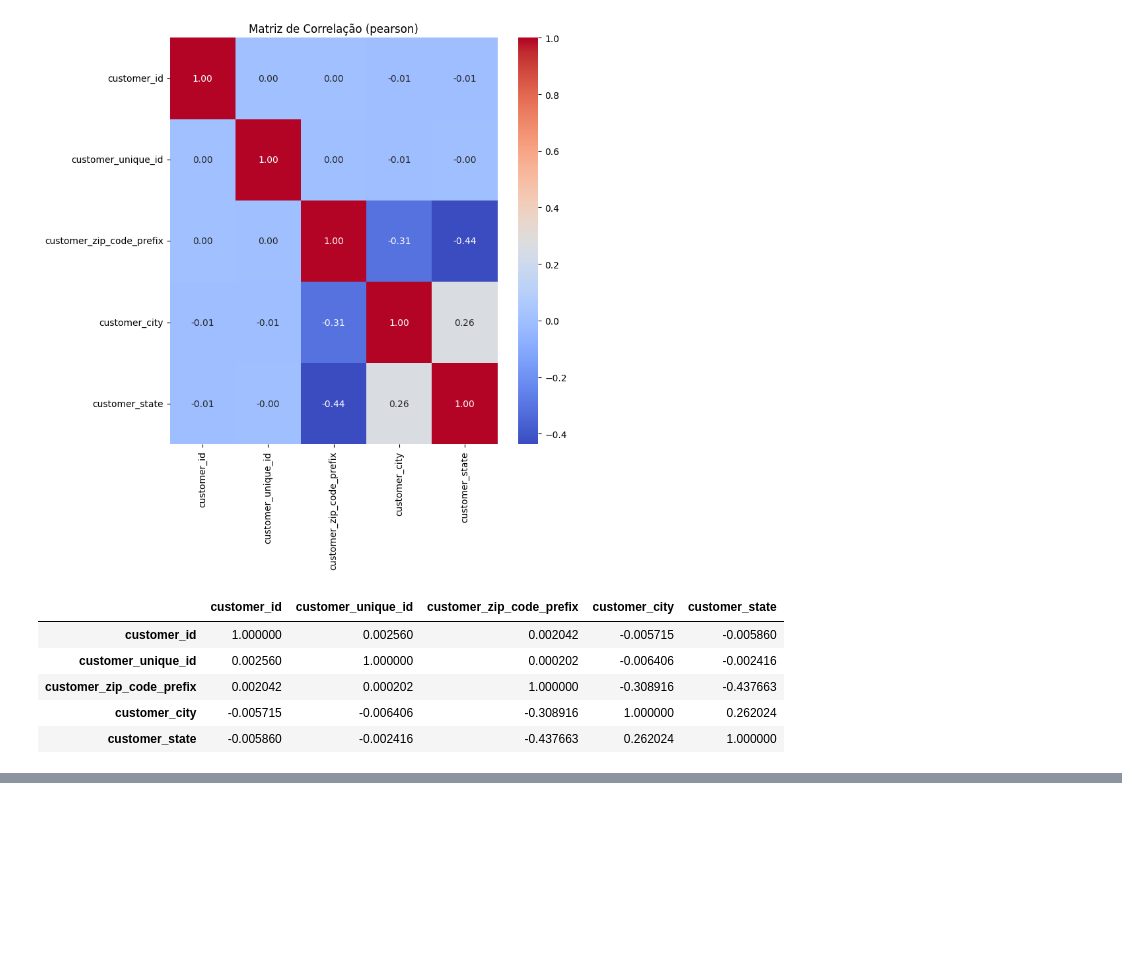
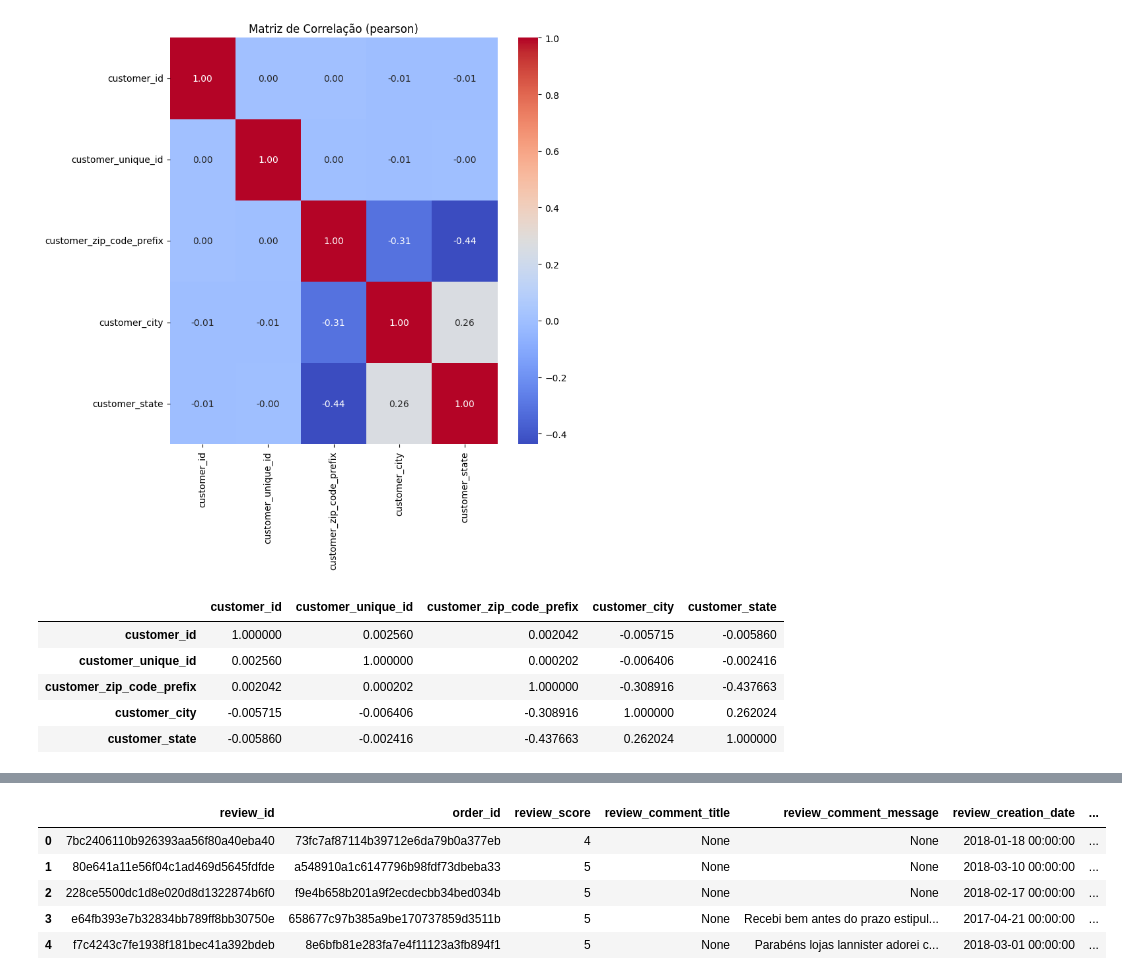
Before and after one commit to GilneiAlves/Projeto-Power-BI-Data-Analysis, a Jupyter notebook: notebooks/01-1_exploratory_data_analysis.ipynb, the cells around one changed output, grey strips where cells are left out. Saved outputs shown, nothing was run; the diff lists cells and outputs as text; code cells hidden in the pictures; blank space fills up the shorter version.

```diff
--- a/notebooks/01-1_exploratory_data_analysis.ipynb
+++ b/notebooks/01-1_exploratory_data_analysis.ipynb
@@ -463,0 +199,18 @@ df_olist_customers
+# %%
+# Caminho para o banco de dados SQLite
+db_path = r"C:\GitHub\Projeto-Power-BI-Data-Analysis\data\processed\stg\stg_data.db"
+
+# Conecta ao banco de dados
+conn = sqlite3.connect(db_path)
+cursor = conn.cursor()
+df_olist_order_reviews = pd.read_sql_query(f"SELECT * FROM  stg_olist_order_reviews", conn)
+# Fechar a conexão
+conn.close()
+df_olist_order_reviews.head(5)
+# %% [output]
+|  | review_id | order_id | review_score | review_comment_title | review_comment_message | review_creation_date | ... |
+| 0 | 7bc2406110b926393aa56f80a40eba40 | 73fc7af87114b39712e6da79b0a377eb | 4 | None | None | 2018-01-18 00:00:00 | ... |
+| 1 | 80e641a11e56f04c1ad469d5645fdfde | a548910a1c6147796b98fdf73dbeba33 | 5 | None | None | 2018-03-10 00:00:00 | ... |
+| 2 | 228ce5500dc1d8e020d8d1322874b6f0 | f9e4b658b201a9f2ecdecbb34bed034b | 5 | None | None | 2018-02-17 00:00:00 | ... |
+| 3 | e64fb393e7b32834bb789ff8bb30750e | 658677c97b385a9be170737859d3511b | 5 | None | Recebi bem antes do prazo estipul... | 2017-04-21 00:00:00 | ... |
+| 4 | f7c4243c7fe1938f181bec41a392bdeb | 8e6bfb81e283fa7e4f11123a3fb894f1 | 5 | None | Parabéns lojas lannister adorei c... | 2018-03-01 00:00:00 | ... |
```
Also changed, not shown: parts of 37 cells of this notebook, 2 other files.
